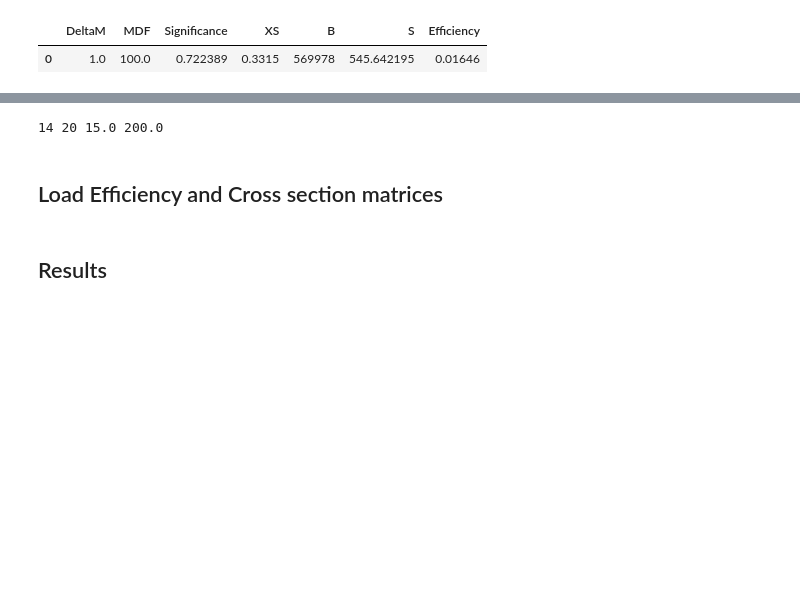
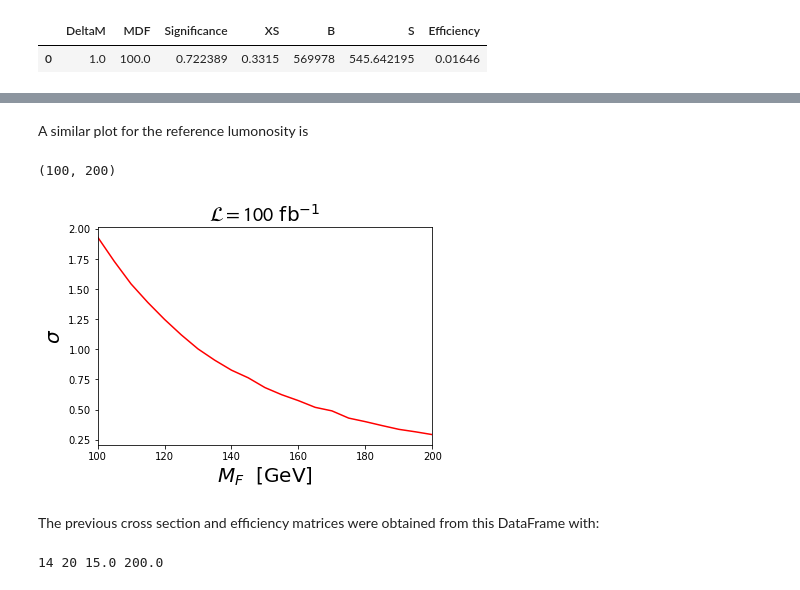
Before and after one commit to restrepo/VLF_CompressedSpectra, a Jupyter notebook: index.ipynb, the cells around one changed output, grey strips where cells are left out. Saved outputs shown, nothing was run; the diff lists cells and outputs as text; code cells hidden in the pictures; blank space fills up the shorter version.

```diff
--- a/index.ipynb
+++ b/index.ipynb
@@ -27,3 +92,16 @@ We explore a grid of $l=15$ values of $\Delta M$ and $m=21$ values $M_{F}$.
+# %% [markdown]
+A similar plot for the reference lumonosity is
+# %%
+plt.plot(df[df.DeltaM==5].MDF,df[df.DeltaM==5].Significance,'r-')
+plt.xlabel('$M_F$  [GeV]',size=20)
+plt.ylabel('$\sigma$ ',size=20)
+plt.title('$\cal L=100$ fb${}^{-1}$',size=20)
+plt.xlim(100,200)
+# %% [output]
+(100, 200)
+[figure, added]
+# %% [markdown]
+The previous cross section and efficiency matrices were obtained from this DataFrame with:
 # %%
 SAVE=True
 lmax=df.DeltaM.unique().shape[0]
@@ -49,5 +127,3 @@ if SAVE:
     np.savetxt('Eff.txt',Eff)
 # %% [output]
 14 20 15.0 200.0
-# %% [markdown]
-## Load Efficiency and Cross section matrices
@@ -57,2 +129,0 @@ XS=np.loadtxt('XS.txt')
-# %% [markdown]
-## Results
```
Also changed, not shown: parts of 71 cells of this notebook, 2 other files.
